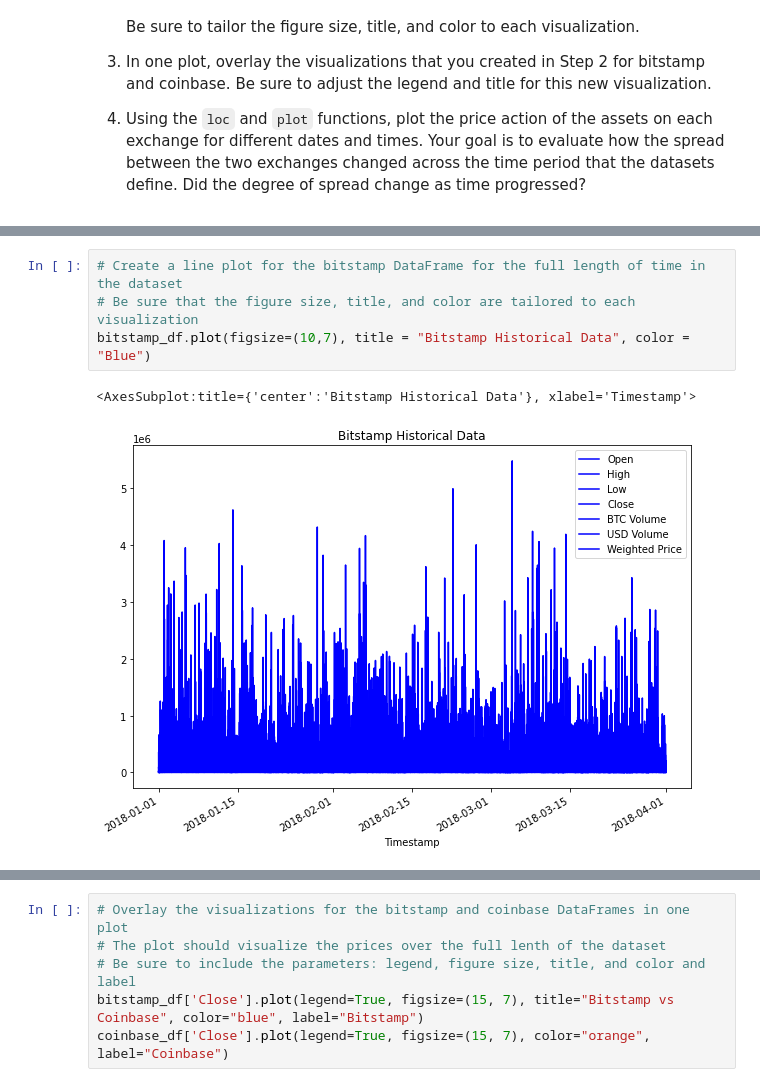
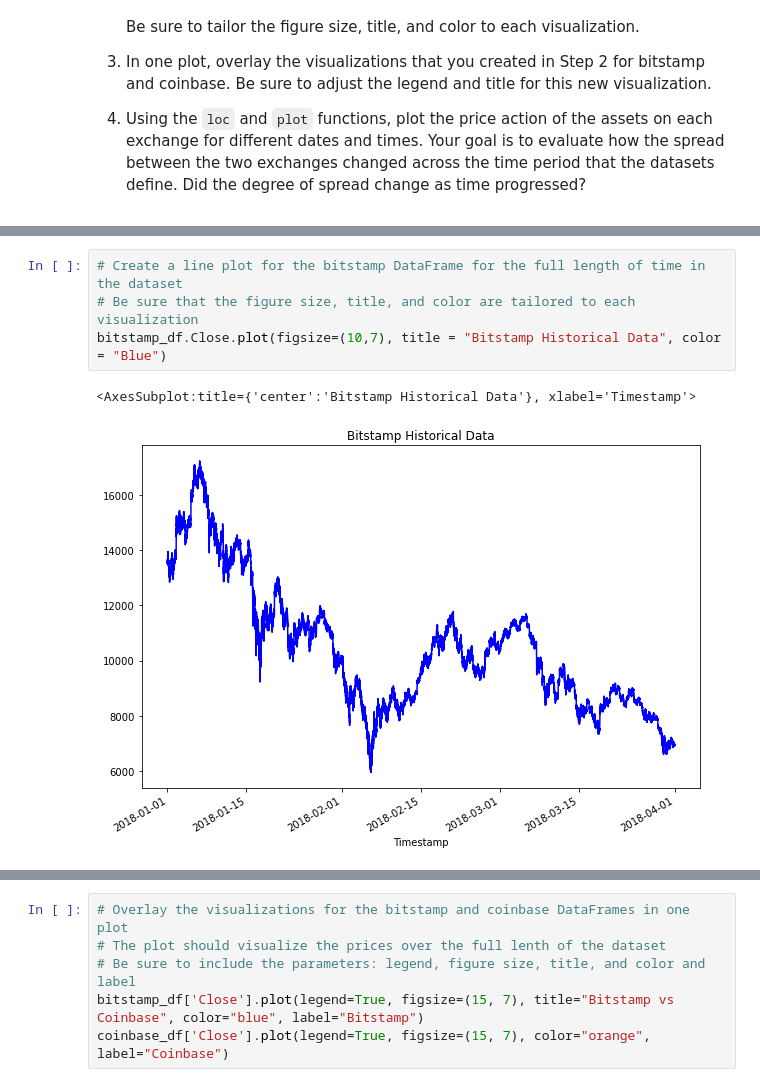
Before and after one commit to danicavalera/Crypto_Arbitrage, a Jupyter notebook: Assignment3/crypto_arbitrage.ipynb, the cells around one changed output, grey strips where cells are left out. Cells and saved outputs as stored; diff of their text form.

```diff
--- a/Assignment3/crypto_arbitrage.ipynb
+++ b/Assignment3/crypto_arbitrage.ipynb
@@ -265,10 +265,10 @@ coinbase_df.describe()
 # %%
 # Create a line plot for the bitstamp DataFrame for the full length of time in the dataset
 # Be sure that the figure size, title, and color are tailored to each visualization
-bitstamp_df.plot(figsize=(10,7), title = "Bitstamp Historical Data", color = "Blue")
+bitstamp_df.Close.plot(figsize=(10,7), title = "Bitstamp Historical Data", color = "Blue")
 # %% [output]
 <AxesSubplot:title={'center':'Bitstamp Historical Data'}, xlabel='Timestamp'>
-[figure, old version]
+[figure, new version]
 # %%
 # Create a line plot for the coinbase DataFrame for the full length of time in the dataset
 # Be sure that the figure size, title, and color are tailored to each visualization
```
Also changed, not shown: parts of 33 cells of this notebook.
